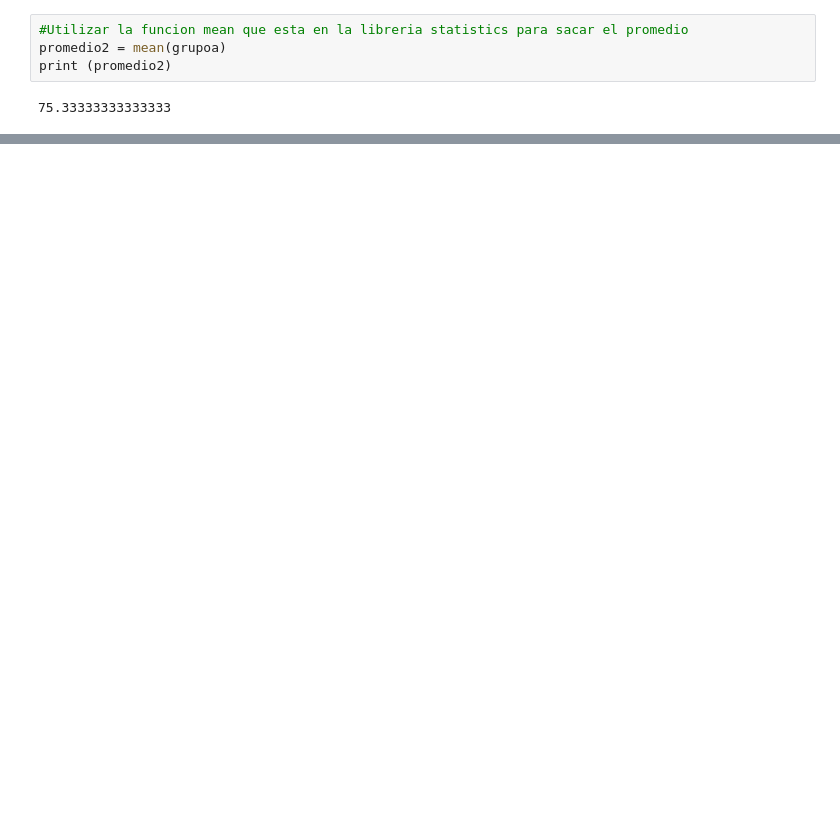
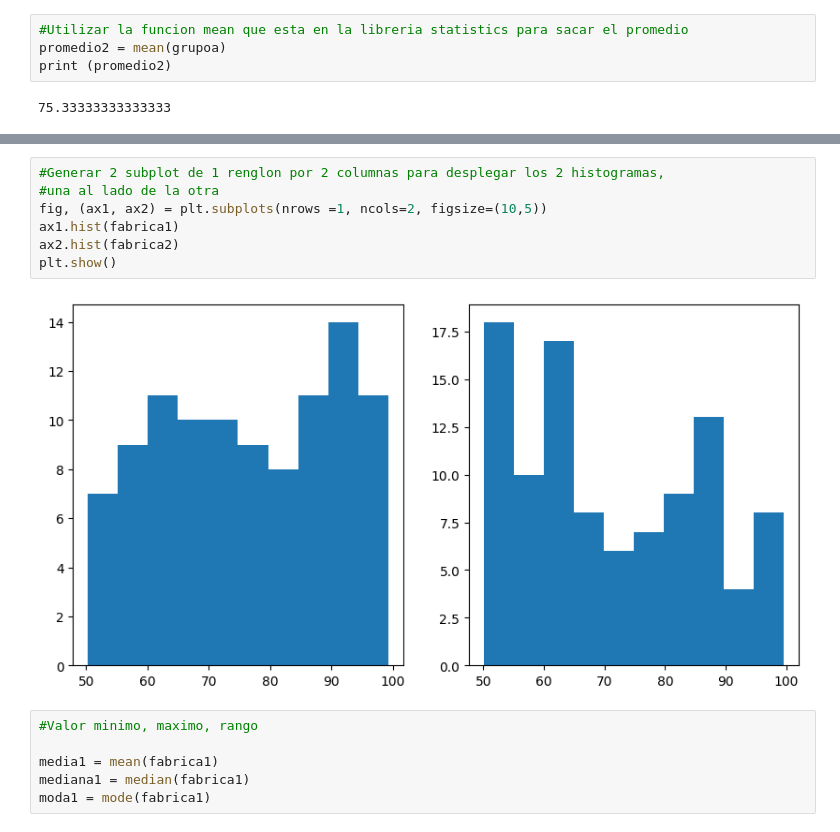
Before and after one commit to EmanuelMmmmmm/Probabilidad, a Jupyter notebook: Unidad 1/ProbyE_U1_p1.ipynb, the cells around one changed output, grey strips where cells are left out. Cells and saved outputs as stored; diff of their text form; blank space fills up the shorter version.

```diff
--- a/Unidad 1/ProbyE_U1_p1.ipynb
+++ b/Unidad 1/ProbyE_U1_p1.ipynb
@@ -61,0 +155,15 @@ La moda de los tiempos es:  [15.1, 17.2]
+# %%
+#Generar 2 subplot de 1 renglon por 2 columnas para desplegar los 2 histogramas,
+#una al lado de la otra
+fig, (ax1, ax2) = plt.subplots(nrows =1, ncols=2, figsize=(10,5))
+ax1.hist(fabrica1)
+ax2.hist(fabrica2)
+plt.show()
+# %% [output]
+[figure, added]
+# %%
+#Valor minimo, maximo, rango
+
+media1 = mean(fabrica1)
+mediana1 = median(fabrica1)
+moda1 = mode(fabrica1)
```
Also changed, not shown: parts of 20 cells of this notebook.
